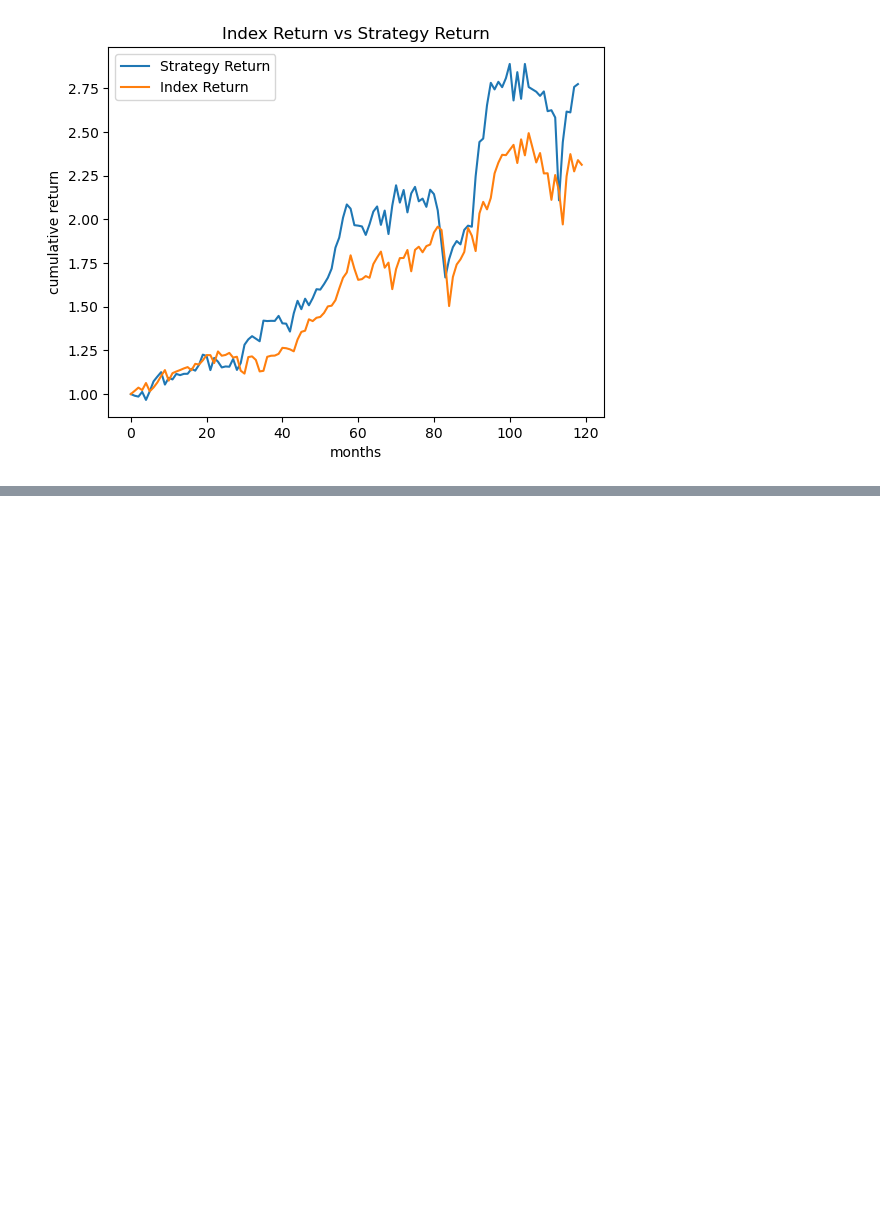
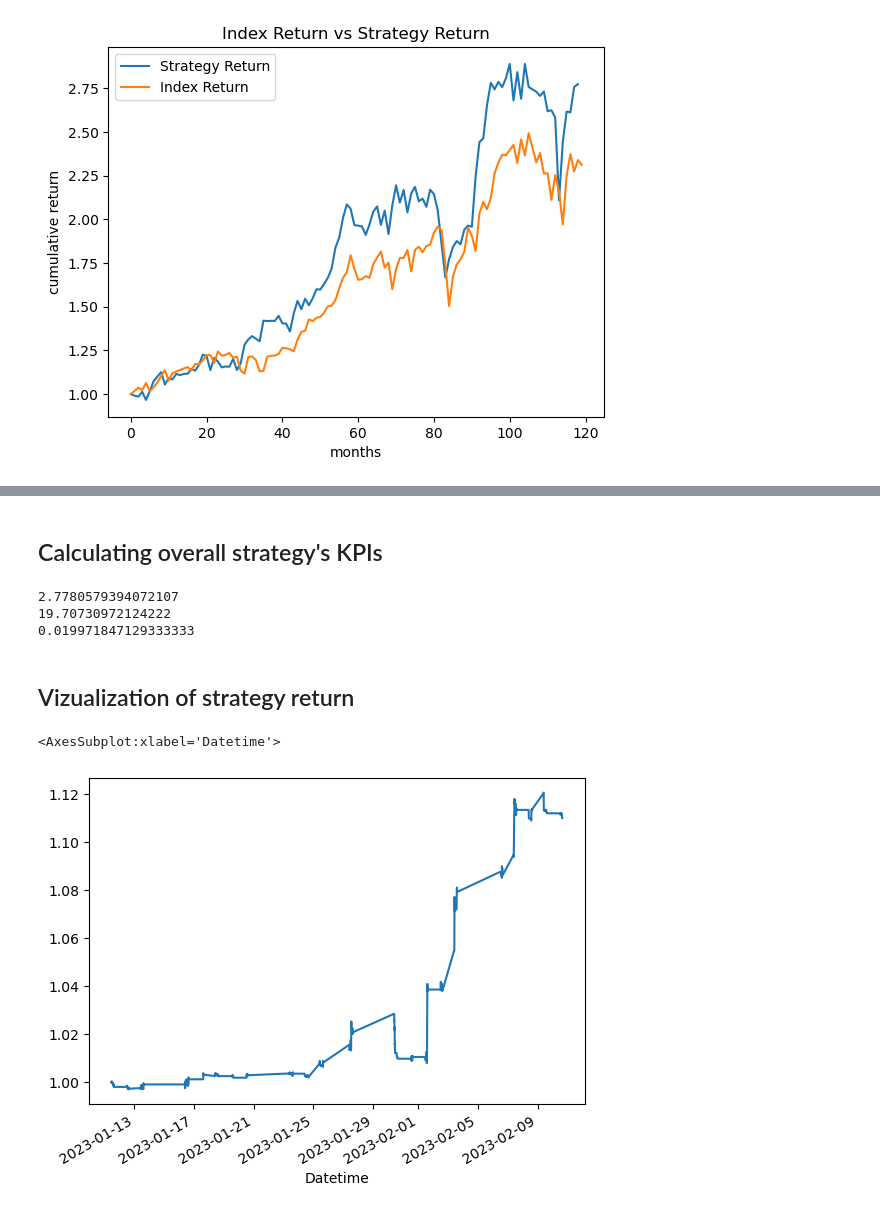
Before and after one commit to pChitral/Algorithmic-Trading-and-Quantitative-Analysis, a Jupyter notebook: backtesting.ipynb, the cells around one changed output, grey strips where cells are left out. Saved outputs shown, nothing was run; the diff lists cells and outputs as text; code cells hidden in the pictures; blank space fills up the shorter version.

```diff
--- a/backtesting.ipynb
+++ b/backtesting.ipynb
@@ -176,0 +227,18 @@ ax.legend(["Strategy Return", "Index Return"]);
+# %%
+tickers = ["ADANIPORTS.NS", "ADANIENT.NS", "ADANIGREEN.NS",
+           "ADANIPOWER.NS", "HDFCBANK.NS", "ICICIBANK.NS", "DMART.NS"]
+
+
+ohlc_intraday = {}  # directory with ohlc value for each stock
+
+
+# start_time = time.time()
+for ticker in tickers:
+    data = yf.download(ticker, period='1mo', interval="5m")
+    # remove data outside regular trading hours
+    data = data.between_time('09:35', '16:00')
+    ohlc_intraday[ticker] = data
+
+
+# redefine tickers variable after removing any tickers with corrupted data
+tickers = ohlc_intraday.keys()
@@ -176,0 +255,16 @@ ax.legend(["Strategy Return", "Index Return"]);
+# %%
+ohlc_dict = copy.deepcopy(ohlc_intraday)
+tickers_signal = {}
+tickers_ret = {}
+for ticker in tickers:
+    print("calculating ATR and rolling max price for ", ticker)
+    ohlc_dict[ticker]["ATR"] = ATR(ohlc_dict[ticker], 20)
+    ohlc_dict[ticker]["roll_max_cp"] = ohlc_dict[ticker]["High"].rolling(
+        20).max()
+    ohlc_dict[ticker]["roll_min_cp"] = ohlc_dict[ticker]["Low"].rolling(
+        20).min()
+    ohlc_dict[ticker]["roll_max_vol"] = ohlc_dict[ticker]["Volume"].rolling(
+        20).max()
+    ohlc_dict[ticker].dropna(inplace=True)
+    tickers_signal[ticker] = ""
+    tickers_ret[ticker] = [0]
@@ -176,0 +374,21 @@ ax.legend(["Strategy Return", "Index Return"]);
+# %% [markdown]
+## Calculating overall strategy's KPIs
+# %%
+strategy_df = pd.DataFrame()
+for ticker in tickers:
+    strategy_df[ticker] = ohlc_dict[ticker]["ret"]
+strategy_df["ret"] = strategy_df.mean(axis=1)
+print(CAGR(strategy_df))
+print(sharpe(strategy_df, 0.025))
+print(max_dd(strategy_df))
+# %% [output]
+2.7780579394072107
+19.70730972124222
+0.019971847129333333
+# %% [markdown]
+## Vizualization of strategy return
+# %%
+(1+strategy_df["ret"]).cumprod().plot()
+# %% [output]
+<AxesSubplot:xlabel='Datetime'>
+[figure, added]
```
Also changed, not shown: parts of 18 cells of this notebook.
